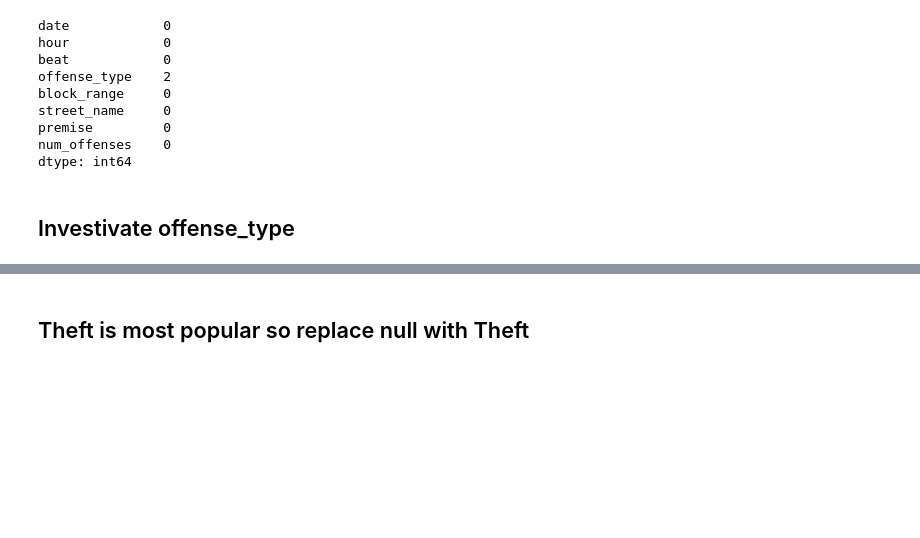
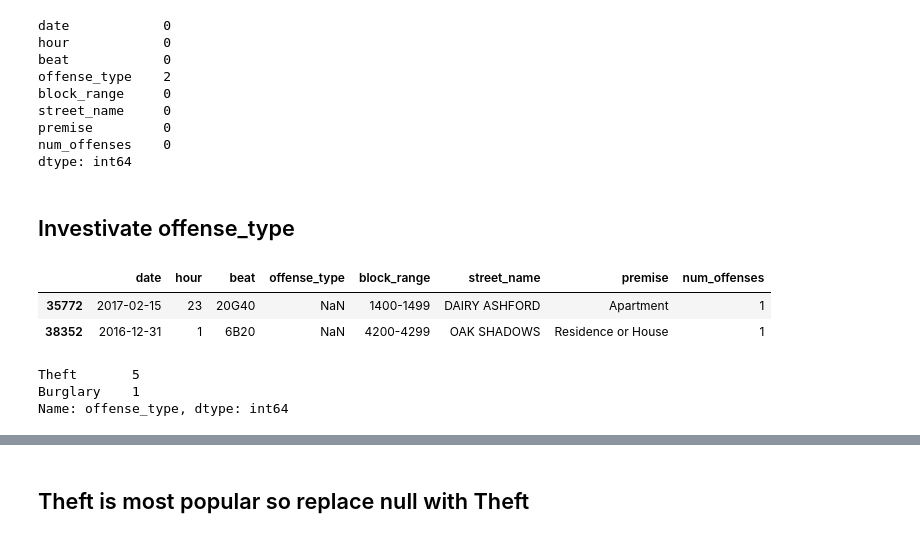
Before and after one commit to franksalas/Crime-Analysis, a Jupyter notebook: 01_data_clean/2017.ipynb, the cells around one changed output, grey strips where cells are left out. Cells and saved outputs as stored; diff of their text form; code cells hidden in the pictures; blank space fills up the shorter version.

```diff
--- a/01_data_clean/2017.ipynb
+++ b/01_data_clean/2017.ipynb
@@ -610,0 +613,16 @@ dtype: int64
+# %%
+
+df[df.isnull().any(axis=1)]
+# %% [output]
+|  | date | hour | beat | offense_type | block_range | street_name | premise | num_offenses |
+| 35772 | 2017-02-15 | 23 | 20G40 | NaN | 1400-1499 | DAIRY ASHFORD | Apartment | 1 |
+| 38352 | 2016-12-31 | 1 | 6B20 | NaN | 4200-4299 | OAK SHADOWS | Residence or House | 1 |
+# %%
+da = df.street_name =='DAIRY ASHFORD'
+br = df.block_range == '1400-1499'
+
+df[da&br].offense_type.value_counts()
+# %% [output]
+Theft       5
+Burglary    1
+Name: offense_type, dtype: int64
```
Also changed, not shown: parts of 14 cells of this notebook, 12 other files.
